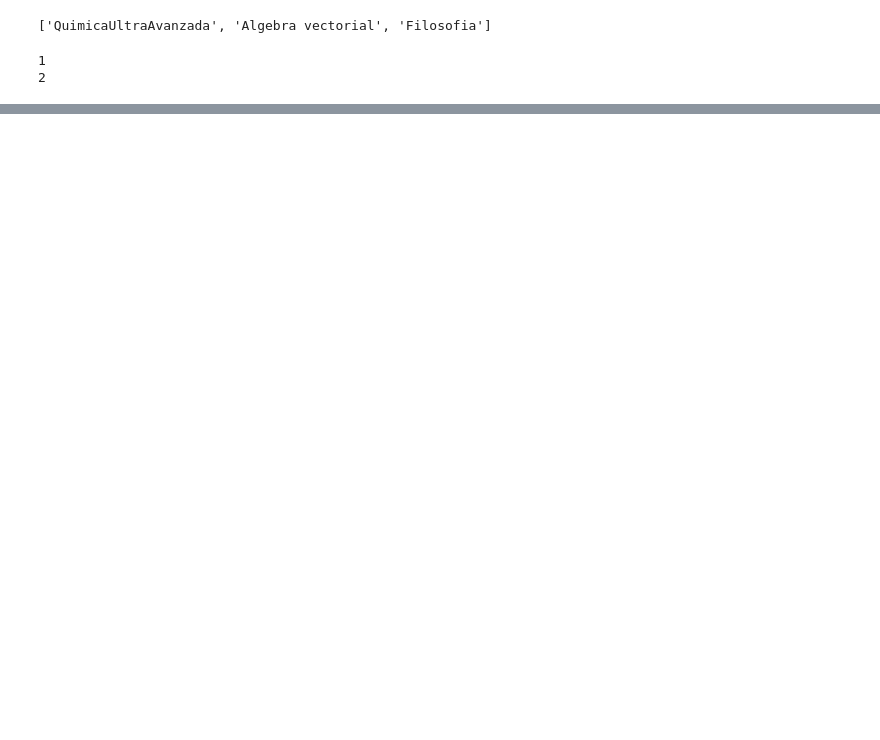
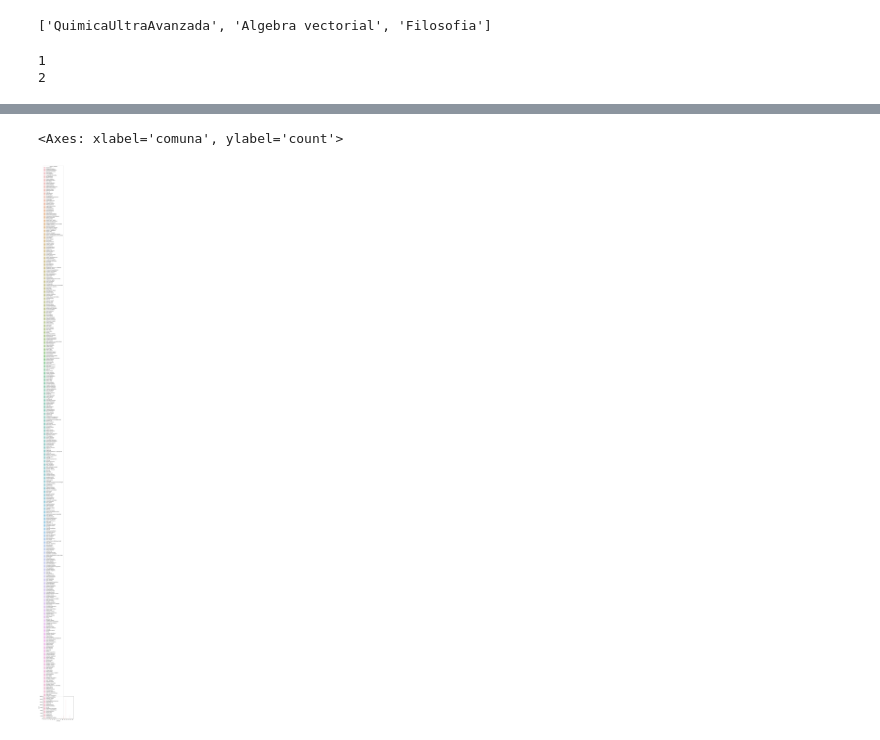
Before and after one commit to IonatanPerez/Aprender_Programando_2023, a Jupyter notebook: Compartido/ValenDG/Untitled0.ipynb, the cells around one changed output, grey strips where cells are left out. Drawn from its saved outputs; the diff is of its cells as text; code cells hidden in the pictures; blank space fills up the shorter version.

Commit message:
pre clase 11

```diff
--- a/Compartido/ValenDG/Untitled0.ipynb
+++ b/Compartido/ValenDG/Untitled0.ipynb
@@ -25,0 +3,5 @@ datos.head(30)
+# %%
+#ARBOLADO
+data = pd.read_csv("https://cdn.buenosaires.gob.ar/datosabiertos/datasets/arbolado-publico-lineal/arbolado-publico-lineal-2017-2018.csv")
+import matplotlib.pyplot as plt
+import seaborn as sns
@@ -62,0 +106,6 @@ def division_segura():
+# %%
+#Clase 5 #Visualizaciones
+sns.countplot(data=data, x='comuna', hue='nombre_cientifico')
+# %% [output]
+<Axes: xlabel='comuna', ylabel='count'>
+[figure, added]
```
Also changed, not shown: parts of 8 cells of this notebook, 22 other files.
